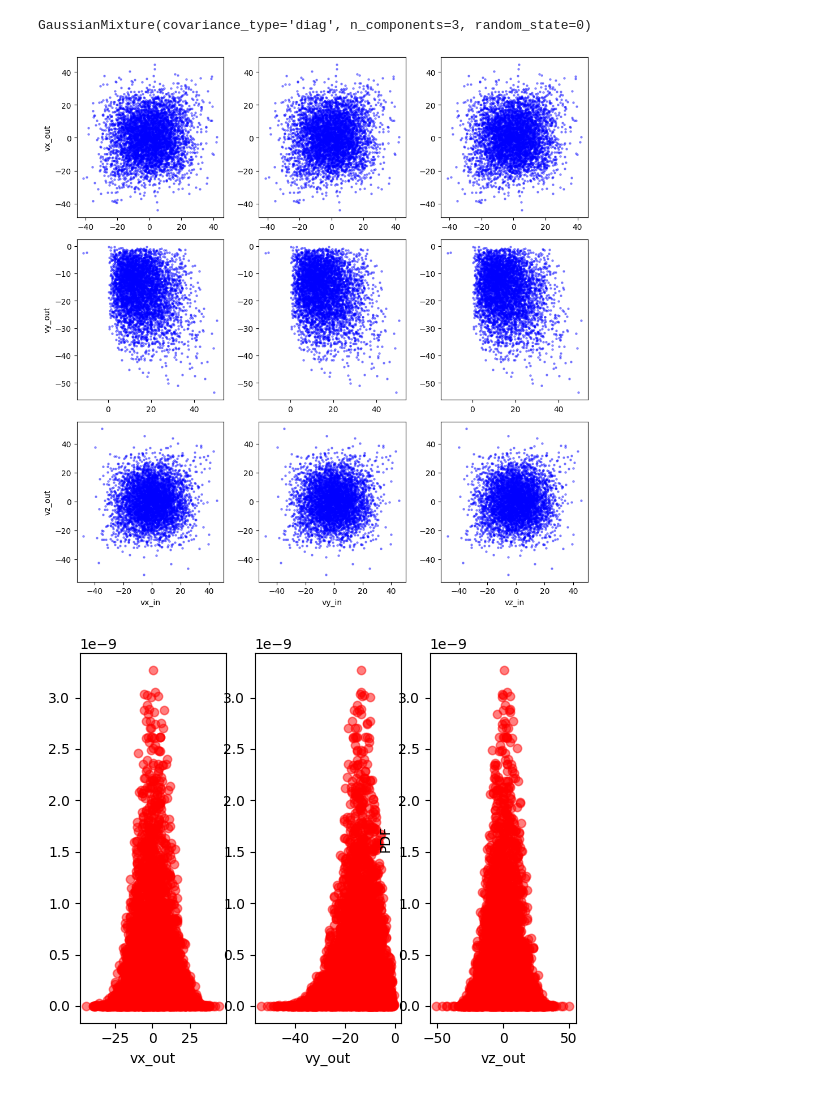
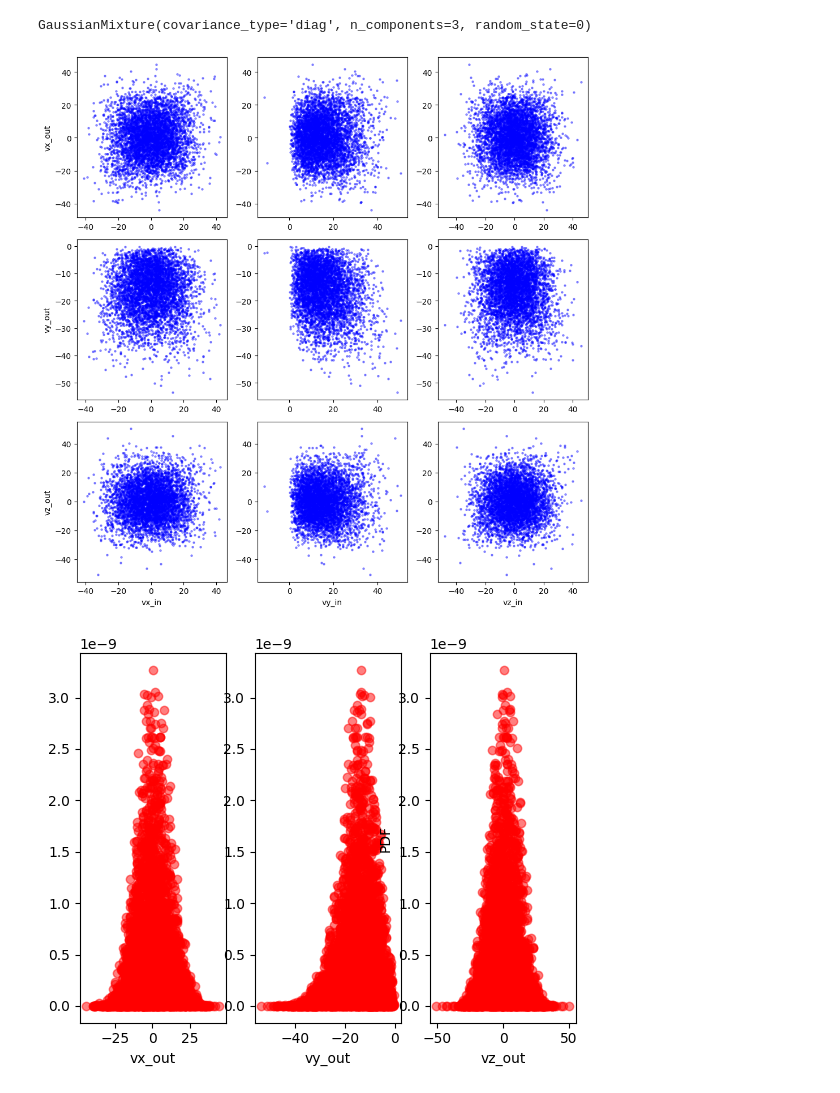
Before and after one commit to QuintenTijn/4AI000_Heat_and_flow, a Jupyter notebook: Materials_for_ML_assigment_2025/GMM_testing_notebook.ipynb, the cells around one changed output. Drawn from its saved outputs; the diff is of its cells as text; code cells hidden in the pictures.

Commit message:
Fix velocity plots

```diff
--- a/Materials_for_ML_assigment_2025/GMM_testing_notebook.ipynb
+++ b/Materials_for_ML_assigment_2025/GMM_testing_notebook.ipynb
@@ -258,24 +258,23 @@ gmm_model = GaussianMixture(n_components=nr_components, covariance_type=covarian
 gmm_model.fit(X_df)
 # %% [output]
 GaussianMixture(covariance_type='diag', n_components=3, random_state=0)
-# %%
-import matplotlib.pyplot as plt
-%matplotlib inline
-
-# TODO Fix the indexing so that the v_in is not the same for each plot
-fig, ax = plt.subplots(3,3, figsize=(10,10))
-labels = ["x", "y", "z"]
-for row in range(3):
-    ax[row,0].set_ylabel(f'v{labels[row]}_out')
-    ax[2,row].set_xlabel(f'v{labels[row]}_in')
-    v_in = X_df.iloc[:,row]
-    v_out = X_df.iloc[:,row+3]
-    for column in range(3):
-        ax[row,column].scatter(v_in, v_out, c='blue',s=5, alpha=0.4, label='Data points')
-plt.tight_layout()
-plt.show()
-# %% [output]
-[figure, removed]
+# %%
+import matplotlib.pyplot as plt
+%matplotlib inline
+
+fig, ax = plt.subplots(3, 3, figsize=(10, 10))
+labels = ["x", "y", "z"]
+for row in range(3):
+    ax[row, 0].set_ylabel(f'v{labels[row]}_out')
+    ax[2, row].set_xlabel(f'v{labels[row]}_in')
+    for column in range(3):
+        v_in = X_df.iloc[:, column]  # Correctly select v_in for each column
+        v_out = X_df.iloc[:, row + 3]  # Correctly select v_out for each row
+        ax[row, column].scatter(v_in, v_out, c='blue', s=5, alpha=0.4, label='Data points')
+plt.tight_layout()
+plt.show()
+# %% [output]
+[figure, added]
 # %%
 # logprob = gmm_model.score_samples(X_df)
 from scipy.stats import norm
```
